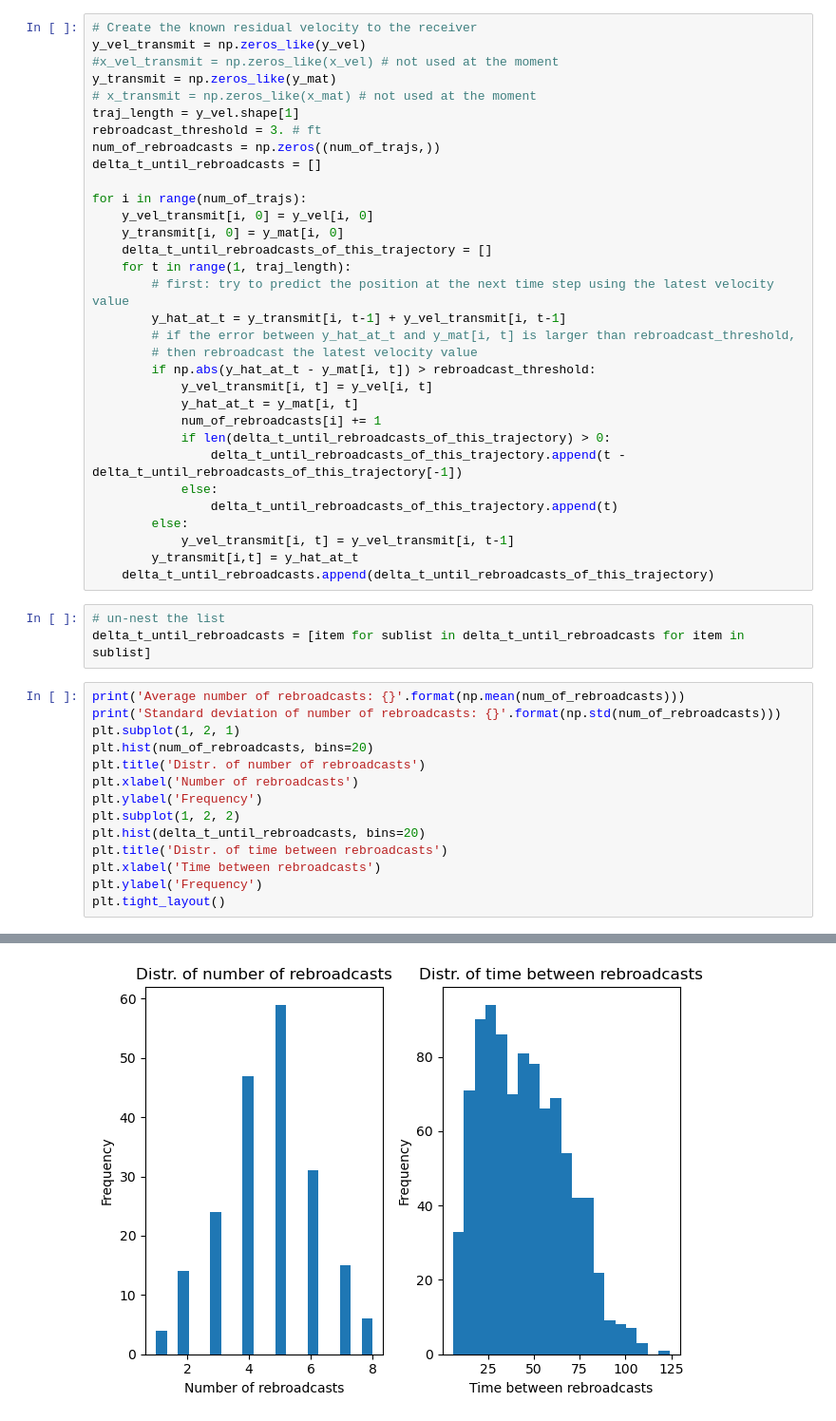
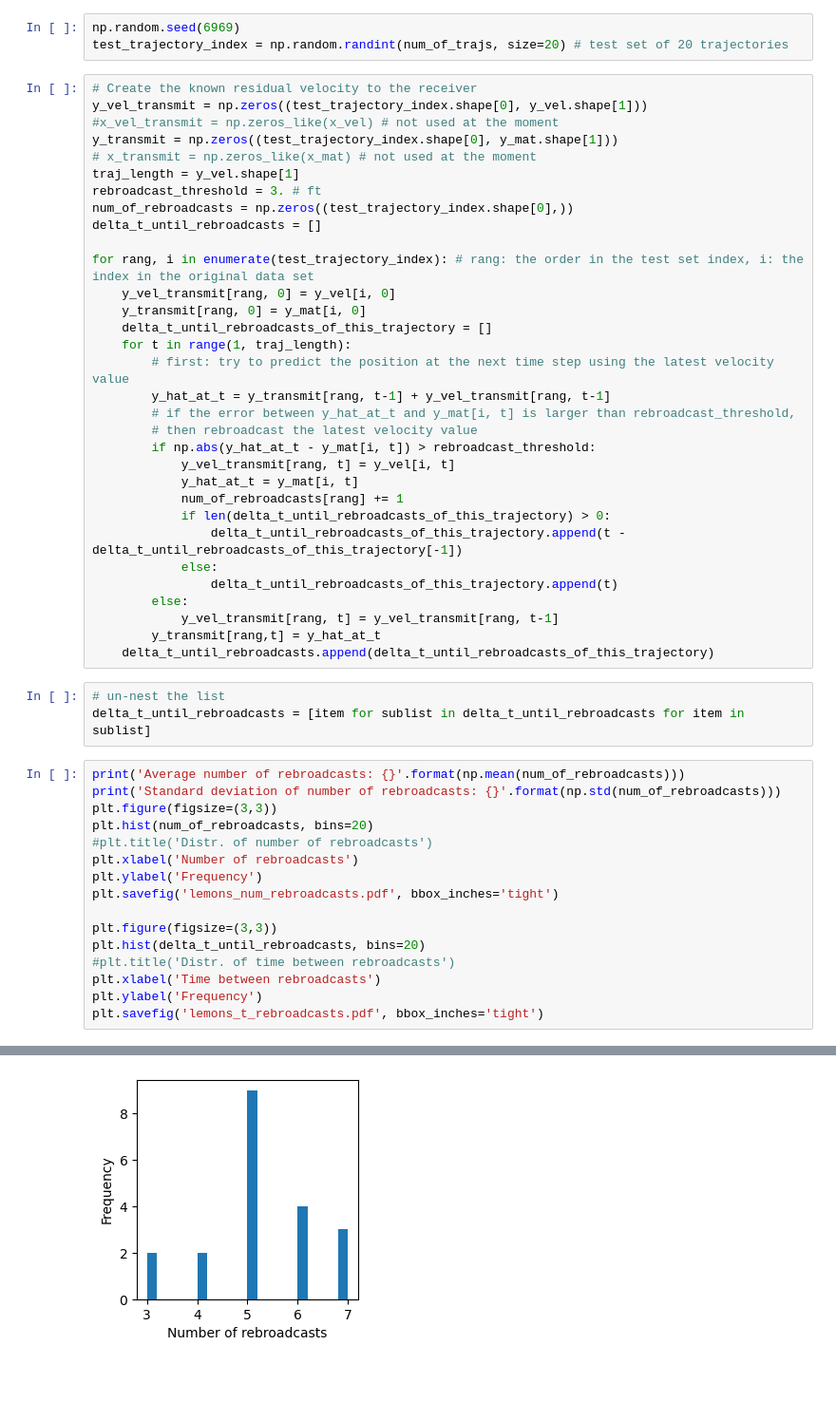
Before and after one commit to thinhhoang95/anomaly-detection-ngsim2, a Jupyter notebook: lemons/lemons_longitudinal.ipynb, the cells around one changed output, grey strips where cells are left out. Shown at 95% size. Saved outputs shown, nothing was run; the diff lists cells and outputs as text; blank space fills up the shorter version.

```diff
--- a/lemons/lemons_longitudinal.ipynb
+++ b/lemons/lemons_longitudinal.ipynb
@@ -82,37 +82,40 @@ for i in selected_indices_to_plot:
 Note that the LEMONS algorithm assumes constant residual velocity most of the time. This chart should be able to reflect that.
 # %% [markdown]
 # Receive algorithm
+# %%
+np.random.seed(6969)
+test_trajectory_index = np.random.randint(num_of_trajs, size=20) # test set of 20 trajectories
 # %%
 # Create the known residual velocity to the receiver
-y_vel_transmit = np.zeros_like(y_vel)
+y_vel_transmit = np.zeros((test_trajectory_index.shape[0], y_vel.shape[1]))
 #x_vel_transmit = np.zeros_like(x_vel) # not used at the moment
-y_transmit = np.zeros_like(y_mat)
+y_transmit = np.zeros((test_trajectory_index.shape[0], y_mat.shape[1]))
 # x_transmit = np.zeros_like(x_mat) # not used at the moment
 traj_length = y_vel.shape[1]
 rebroadcast_threshold = 3. # ft
-num_of_rebroadcasts = np.zeros((num_of_trajs,))
+num_of_rebroadcasts = np.zeros((test_trajectory_index.shape[0],))
 delta_t_until_rebroadcasts = []
 
-for i in range(num_of_trajs):
-    y_vel_transmit[i, 0] = y_vel[i, 0]
-    y_transmit[i, 0] = y_mat[i, 0]
+for rang, i in enumerate(test_trajectory_index): # rang: the order in the test set index, i: the index in the original data set
+    y_vel_transmit[rang, 0] = y_vel[i, 0]
+    y_transmit[rang, 0] = y_mat[i, 0]
     delta_t_until_rebroadcasts_of_this_trajectory = []
     for t in range(1, traj_length):
         # first: try to predict the position at the next time step using the latest velocity value
-        y_hat_at_t = y_transmit[i, t-1] + y_vel_transmit[i, t-1]
+        y_hat_at_t = y_transmit[rang, t-1] + y_vel_transmit[rang, t-1]
         # if the error between y_hat_at_t and y_mat[i, t] is larger than rebroadcast_threshold,
         # then rebroadcast the latest velocity value
         if np.abs(y_hat_at_t - y_mat[i, t]) > rebroadcast_threshold:
-            y_vel_transmit[i, t] = y_vel[i, t]
+            y_vel_transmit[rang, t] = y_vel[i, t]
             y_hat_at_t = y_mat[i, t]
-            num_of_rebroadcasts[i] += 1
+            num_of_rebroadcasts[rang] += 1
             if len(delta_t_until_rebroadcasts_of_this_trajectory) > 0:
                 delta_t_until_rebroadcasts_of_this_trajectory.append(t - delta_t_until_rebroadcasts_of_this_trajectory[-1])
             else:
                 delta_t_until_rebroadcasts_of_this_trajectory.append(t)
         else:
-            y_vel_transmit[i, t] = y_vel_transmit[i, t-1]
-        y_transmit[i,t] = y_hat_at_t
+            y_vel_transmit[rang, t] = y_vel_transmit[rang, t-1]
+        y_transmit[rang,t] = y_hat_at_t
     delta_t_until_rebroadcasts.append(delta_t_until_rebroadcasts_of_this_trajectory)
 # %%
 # un-nest the list
@@ -120,15 +123,17 @@ delta_t_until_rebroadcasts = [item for sublist in delta_t_until_rebroadcasts for
 # %%
 print('Average number of rebroadcasts: {}'.format(np.mean(num_of_rebroadcasts)))
 print('Standard deviation of number of rebroadcasts: {}'.format(np.std(num_of_rebroadcasts)))
-plt.subplot(1, 2, 1)
+plt.figure(figsize=(3,3))
 plt.hist(num_of_rebroadcasts, bins=20)
-plt.title('Distr. of number of rebroadcasts')
+#plt.title('Distr. of number of rebroadcasts')
 plt.xlabel('Number of rebroadcasts')
 plt.ylabel('Frequency')
-plt.subplot(1, 2, 2)
+plt.savefig('lemons_num_rebroadcasts.pdf', bbox_inches='tight')
+
+plt.figure(figsize=(3,3))
 plt.hist(delta_t_until_rebroadcasts, bins=20)
-plt.title('Distr. of time between rebroadcasts')
+#plt.title('Distr. of time between rebroadcasts')
 plt.xlabel('Time between rebroadcasts')
 plt.ylabel('Frequency')
-plt.tight_layout()
+plt.savefig('lemons_t_rebroadcasts.pdf', bbox_inches='tight')
 # %% [output]
@@ -137 +142 @@ Standard deviation of number of rebroadcasts: 1.5010329776523899
-[figure, old version]
+[figure, new version]
```
Also changed, not shown: parts of 5 cells of this notebook, 18 other files.
